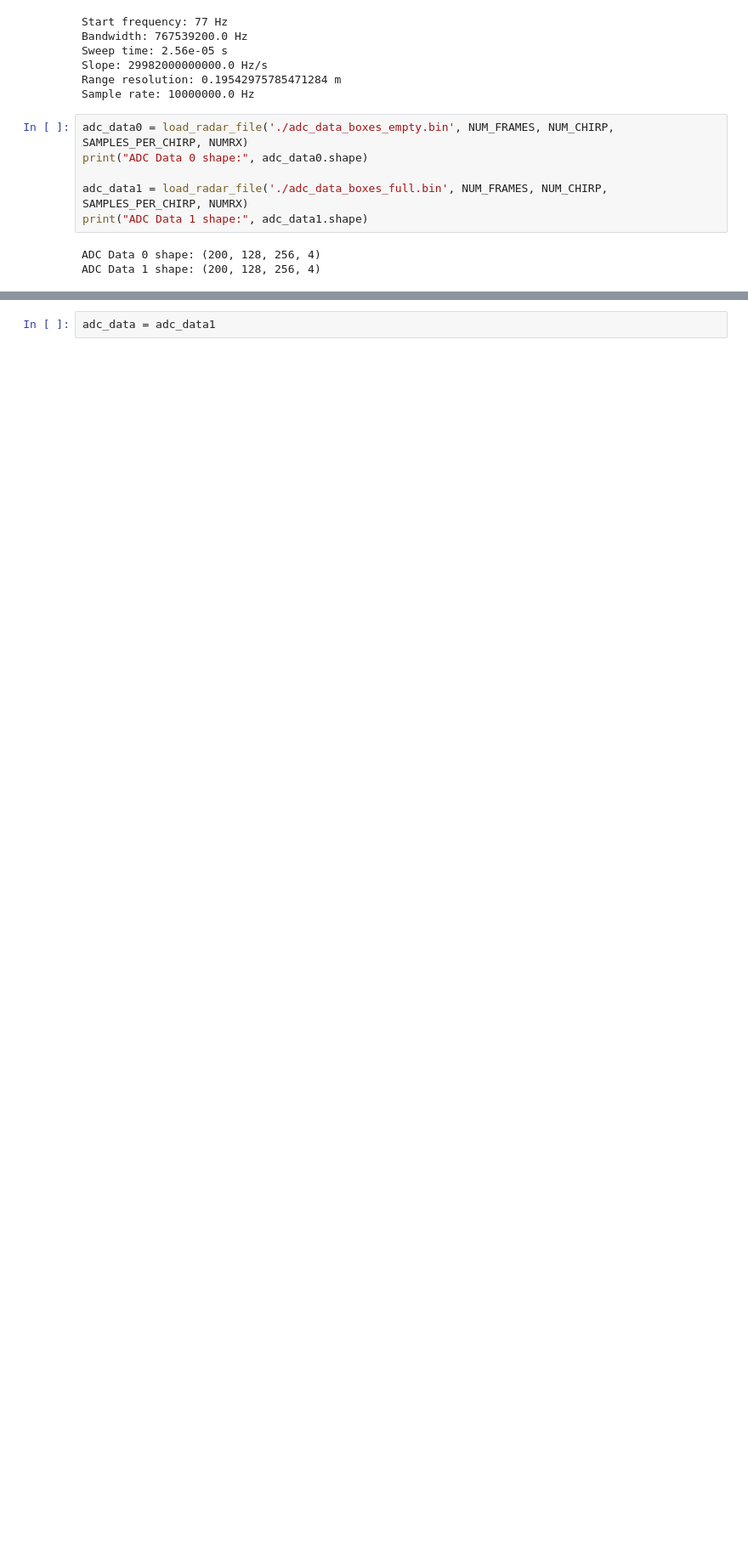
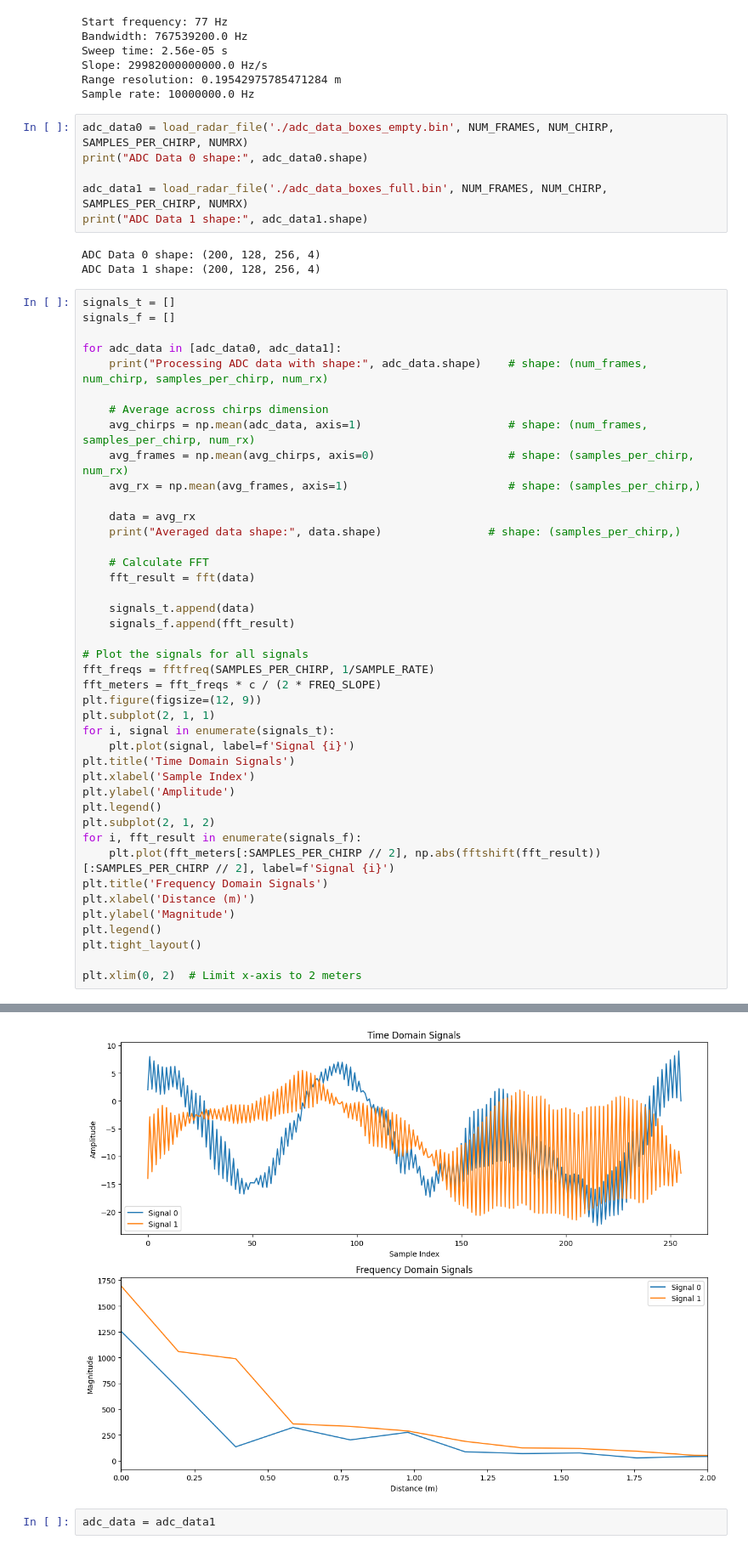
Before and after one commit to arlaptiev/sk_mmwave, a Jupyter notebook: data/radar_mult.ipynb, the cells around one changed output, grey strips where cells are left out. Shown at 85% size. Drawn from its saved outputs; the diff is of its cells as text; blank space fills up the shorter version.

```diff
--- a/data/radar_mult.ipynb
+++ b/data/radar_mult.ipynb
@@ -76,3 +124,46 @@ print("ADC Data 1 shape:", adc_data1.shape)
 # %% [output]
 ADC Data 0 shape: (200, 128, 256, 4)
 ADC Data 1 shape: (200, 128, 256, 4)
+# %%
+signals_t = []
+signals_f = []
+
+for adc_data in [adc_data0, adc_data1]:
+    print("Processing ADC data with shape:", adc_data.shape)    # shape: (num_frames, num_chirp, samples_per_chirp, num_rx)
+
+    # Average across chirps dimension
+    avg_chirps = np.mean(adc_data, axis=1)                      # shape: (num_frames, samples_per_chirp, num_rx)
+    avg_frames = np.mean(avg_chirps, axis=0)                    # shape: (samples_per_chirp, num_rx)
+    avg_rx = np.mean(avg_frames, axis=1)                        # shape: (samples_per_chirp,)
+
+    data = avg_rx
+    print("Averaged data shape:", data.shape)                # shape: (samples_per_chirp,)
+
+    # Calculate FFT
+    fft_result = fft(data)
+
+    signals_t.append(data)
+    signals_f.append(fft_result)
+
+# Plot the signals for all signals
+fft_freqs = fftfreq(SAMPLES_PER_CHIRP, 1/SAMPLE_RATE)
+fft_meters = fft_freqs * c / (2 * FREQ_SLOPE)
+plt.figure(figsize=(12, 9))
+plt.subplot(2, 1, 1)
+for i, signal in enumerate(signals_t):
+    plt.plot(signal, label=f'Signal {i}')
+plt.title('Time Domain Signals')
+plt.xlabel('Sample Index')
+plt.ylabel('Amplitude')
+plt.legend()
+plt.subplot(2, 1, 2)
+for i, fft_result in enumerate(signals_f):
+    plt.plot(fft_meters[:SAMPLES_PER_CHIRP // 2], np.abs(fftshift(fft_result))[:SAMPLES_PER_CHIRP // 2], label=f'Signal {i}')
+plt.title('Frequency Domain Signals')
+plt.xlabel('Distance (m)')
+plt.ylabel('Magnitude')
+plt.legend()
+plt.tight_layout()
+
+plt.xlim(0, 2)  # Limit x-axis to 2 meters
+# %% [output]
@@ -79,3 +175,4 @@ ADC Data 1 shape: (200, 128, 256, 4)
+[figure, added]
 # %%
 adc_data = adc_data1
 # %%
```
Also changed, not shown: parts of 4 cells of this notebook, 1 other file.
